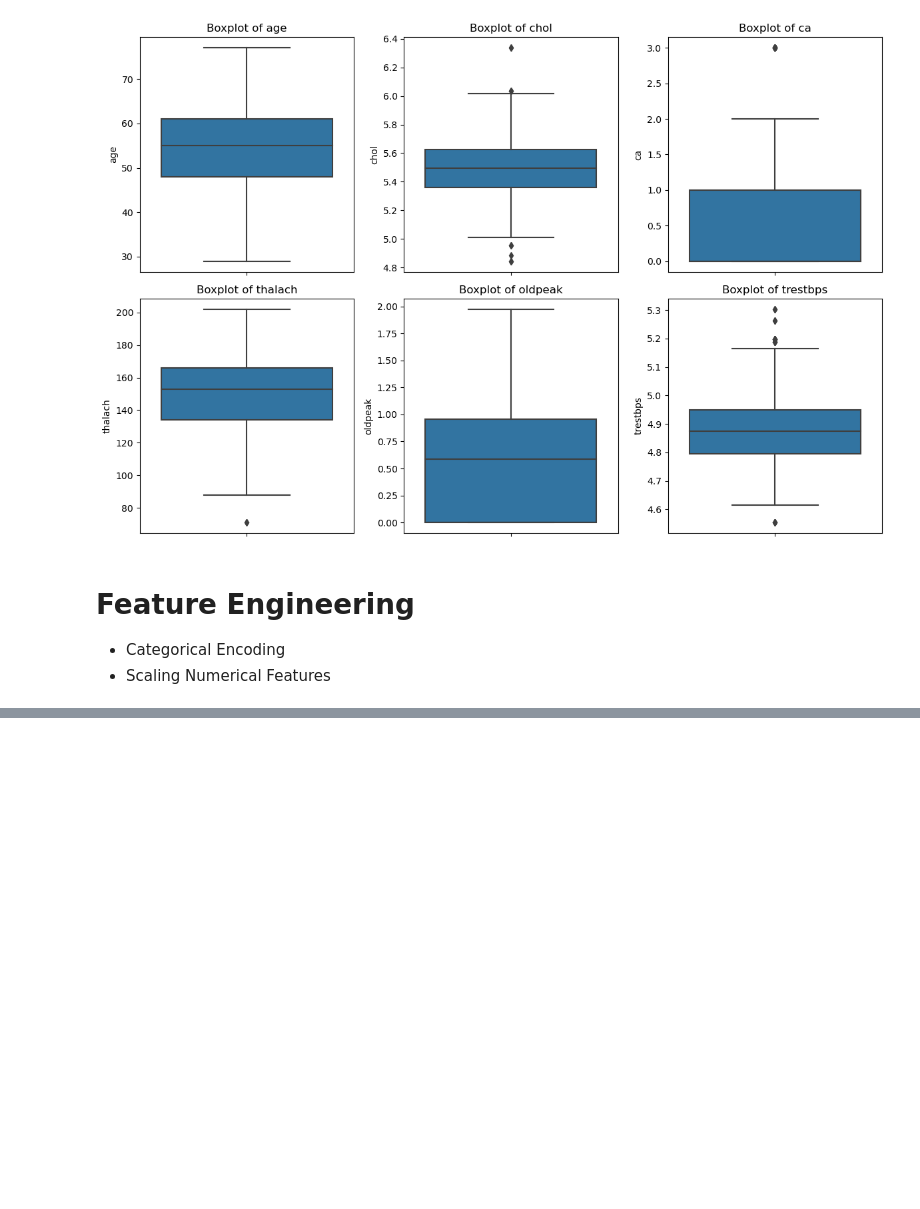
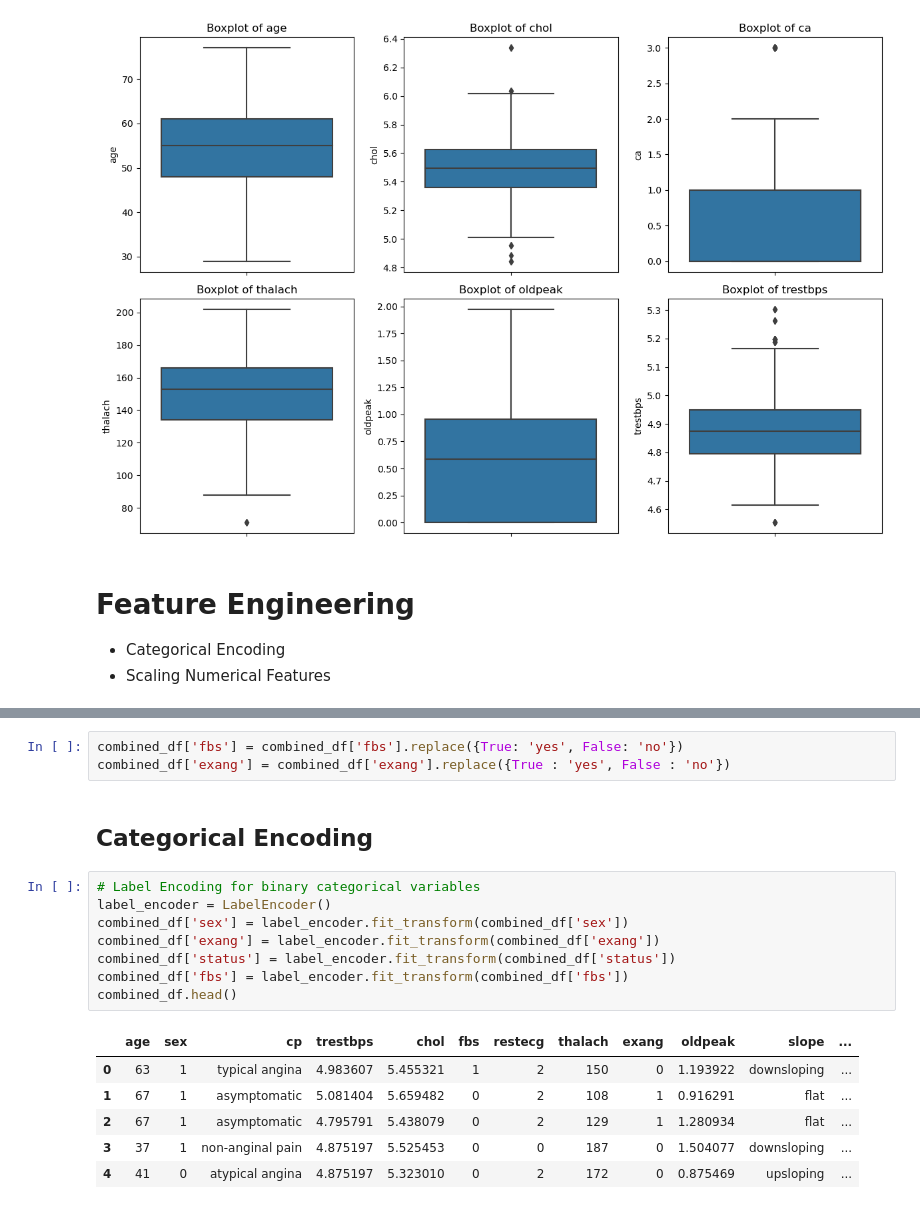
Before and after one commit to Johnnysnipes90/Heart-Disease-Prediction, a Jupyter notebook: Notebook.ipynb, the cells around one changed output, grey strips where cells are left out. Cells and saved outputs as stored; diff of their text form; blank space fills up the shorter version.

Commit message:
Encoding categorical features

```diff
--- a/Notebook.ipynb
+++ b/Notebook.ipynb
@@ -331,0 +352,20 @@ plt.show()
+# %%
+combined_df['fbs'] = combined_df['fbs'].replace({True: 'yes', False: 'no'})
+combined_df['exang'] = combined_df['exang'].replace({True : 'yes', False : 'no'})
+# %% [markdown]
+## Categorical Encoding
+# %%
+# Label Encoding for binary categorical variables
+label_encoder = LabelEncoder()
+combined_df['sex'] = label_encoder.fit_transform(combined_df['sex'])
+combined_df['exang'] = label_encoder.fit_transform(combined_df['exang'])
+combined_df['status'] = label_encoder.fit_transform(combined_df['status'])
+combined_df['fbs'] = label_encoder.fit_transform(combined_df['fbs'])
+combined_df.head()
+# %% [output]
+|  | age | sex | cp | trestbps | chol | fbs | restecg | thalach | exang | oldpeak | slope | ... |
+| 0 | 63 | 1 | typical angina | 4.983607 | 5.455321 | 1 | 2 | 150 | 0 | 1.193922 | downsloping | ... |
+| 1 | 67 | 1 | asymptomatic | 5.081404 | 5.659482 | 0 | 2 | 108 | 1 | 0.916291 | flat | ... |
+| 2 | 67 | 1 | asymptomatic | 4.795791 | 5.438079 | 0 | 2 | 129 | 1 | 1.280934 | flat | ... |
+| 3 | 37 | 1 | non-anginal pain | 4.875197 | 5.525453 | 0 | 0 | 187 | 0 | 1.504077 | downsloping | ... |
+| 4 | 41 | 0 | atypical angina | 4.875197 | 5.323010 | 0 | 2 | 172 | 0 | 0.875469 | upsloping | ... |
```
Also changed, not shown: parts of 2 cells of this notebook.
